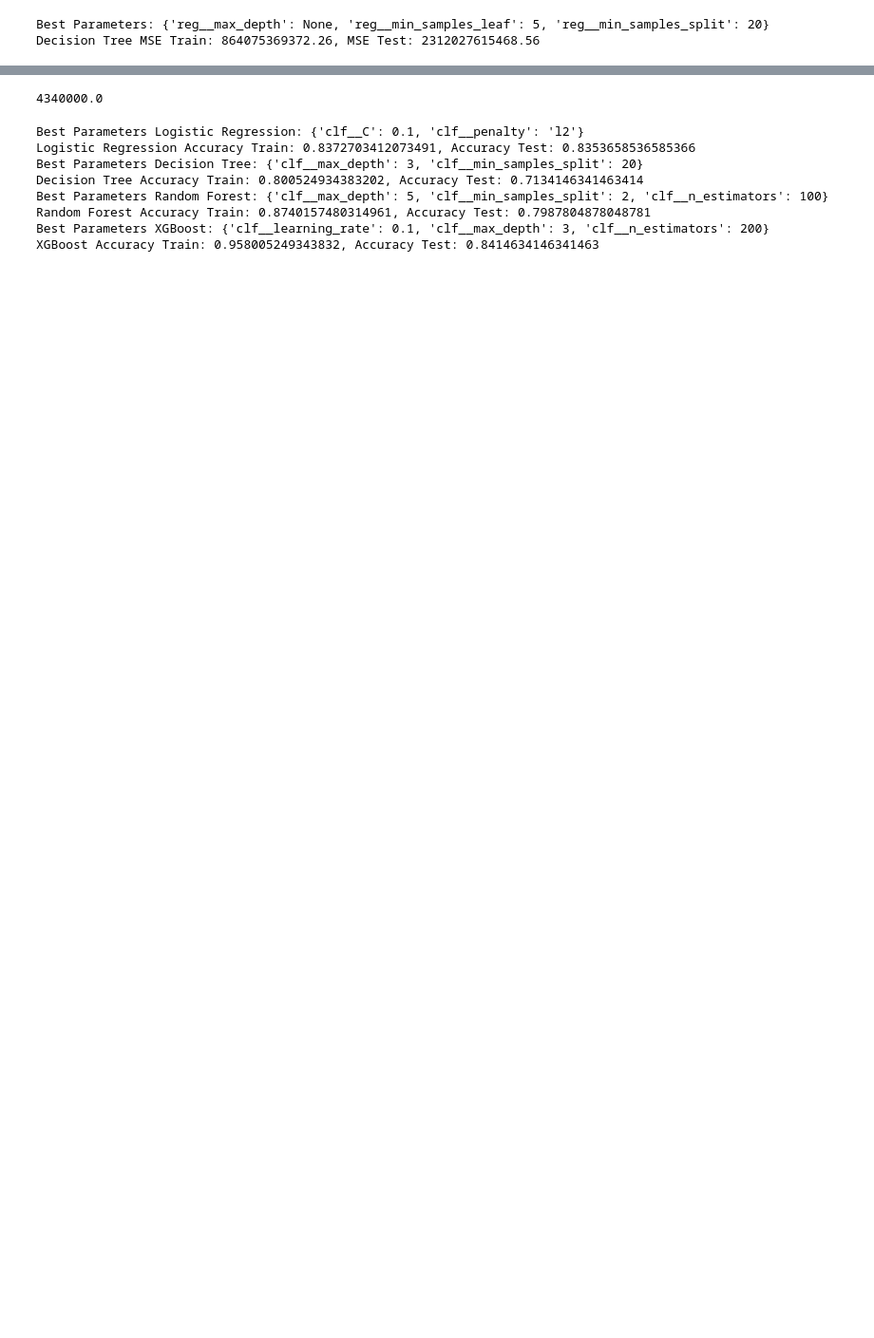
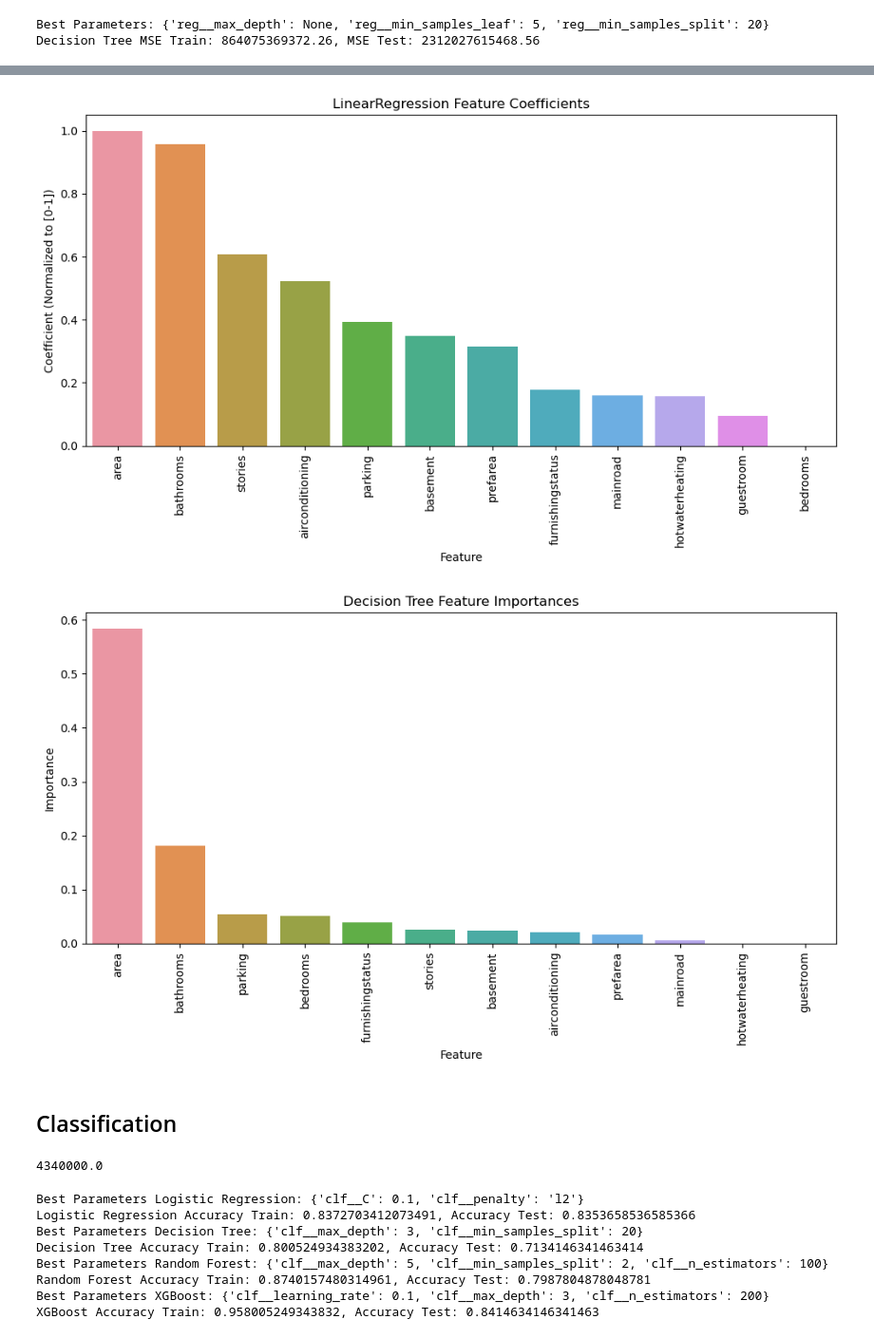
Before and after one commit to HITOfficial/data-mining, a Jupyter notebook: house-prices-prediction/housing-prices-prediction.ipynb, the cells around one changed output, grey strips where cells are left out. Shown at 95% size. Saved outputs shown, nothing was run; the diff lists cells and outputs as text; code cells hidden in the pictures; blank space fills up the shorter version.

```diff
--- a/house-prices-prediction/housing-prices-prediction.ipynb
+++ b/house-prices-prediction/housing-prices-prediction.ipynb
@@ -333,3 +327,47 @@ plot_learning_curves(best_model_tree, X_train, y_train)
+# %%
+def plot_feature_importances(model, feature_names, title):
+    importances = model.named_steps['reg'].feature_importances_
+    indices = np.argsort(importances)[::-1]
+
+    plt.figure(figsize=(10, 6))
+    sns.barplot(x=np.array(feature_names)[indices], y=importances[indices], orient='v')
+    plt.title(title)
+    plt.xlabel('Feature')
+    plt.ylabel('Importance')
+    plt.xticks(rotation=90)
+    plt.tight_layout()
+    plt.show()
+
+def plot_feature_coefficients(model, feature_names, title):
+    coefs = model.named_steps['reg'].coef_
+    sorted_indices = np.argsort(np.abs(coefs))[::-1]
+
+    sorted_coefs = coefs[sorted_indices]
+    sorted_feature_names = np.array(feature_names)[sorted_indices]
+
+    # Normalize coefficients to range [0, 1]
+    scaler = MinMaxScaler()
+    normalized_coefs = scaler.fit_transform(np.abs(sorted_coefs).reshape(-1, 1)).flatten()
+
+    plt.figure(figsize=(10, 6))
+    sns.barplot(x=sorted_feature_names, y=normalized_coefs, orient='v')
+    plt.title(title)
+    plt.xlabel('Feature')
+    plt.ylabel('Coefficient (Normalized to [0-1])')
+    plt.xticks(rotation=90)
+    plt.tight_layout()
+    plt.show()
+# %%
+# Get feature names from X_train.columns if X_train is a DataFrame
+feature_names = X_train.columns.tolist()
+# Plot feature importances for the best model
+plot_feature_coefficients(best_model_lr, feature_names, 'LinearRegression Feature Coefficients')
+plot_feature_importances(best_model_tree, feature_names, 'Decision Tree Feature Importances')
+# %% [output]
+[figure, added]
+[figure, added]
+# %% [markdown]
+## Classification
 # %%
 np.median(y)
 # %% [output]
```
Also changed, not shown: parts of 15 cells of this notebook.
